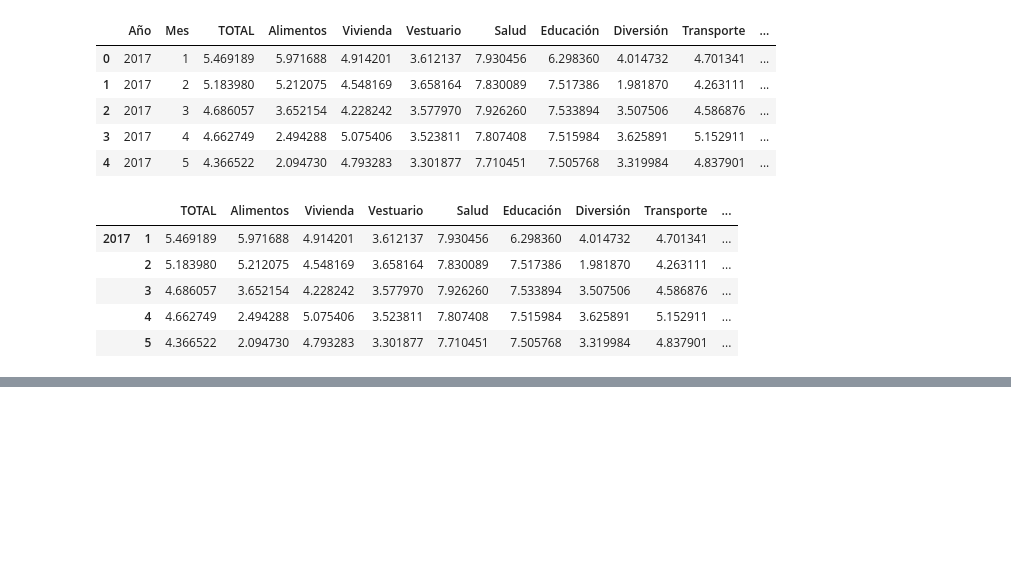
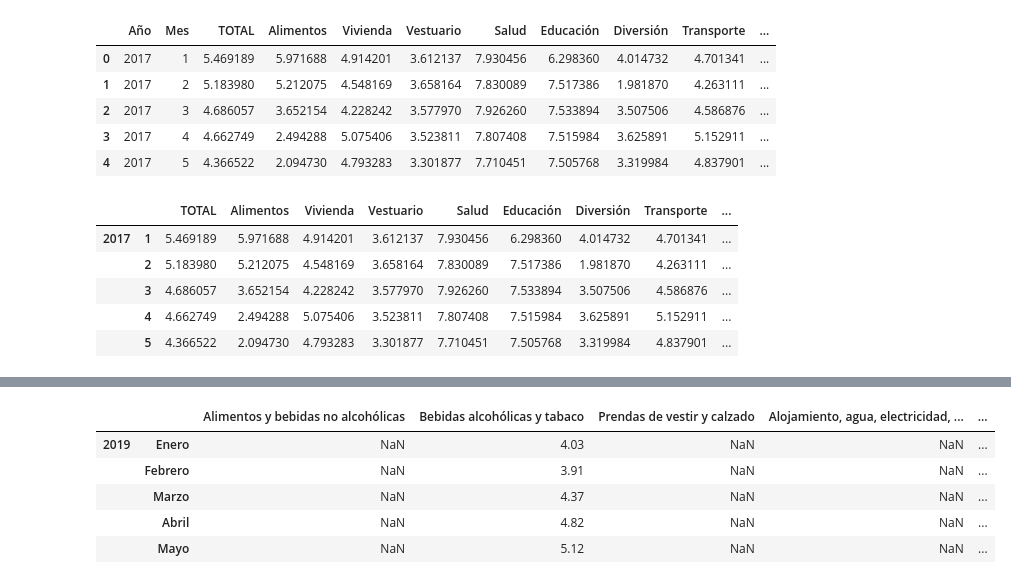
Before and after one commit to jmoralesn2/Tasas_interes_Colombia_Argentina, a Jupyter notebook: Project1.ipynb, the cells around one changed output, grey strips where cells are left out. Cells and saved outputs as stored; diff of their text form; code cells hidden in the pictures; blank space fills up the shorter version.

```diff
--- a/Project1.ipynb
+++ b/Project1.ipynb
@@ -106,0 +117,13 @@ inflacion_col_anual.head()
+# %%
+index = list(zip(inflacion_col_anual21["Año"], inflacion_col_anual21["Mes"]))
+index = pd.MultiIndex.from_tuples(index)
+inflacion_col_anual21.set_index(index, inplace=True)
+inflacion_col_anual21.drop(["Año", "Mes"], axis=1, inplace=True)
+inflacion_col_anual21.head()
+# %% [output]
+|  |  | Alimentos y bebidas no alcohólicas | Bebidas alcohólicas y tabaco | Prendas de vestir y calzado | Alojamiento, agua, electricidad, ... | ... |
+| 2019 | Enero | NaN | 4.03 | NaN | NaN | ... |
+|  | Febrero | NaN | 3.91 | NaN | NaN | ... |
+|  | Marzo | NaN | 4.37 | NaN | NaN | ... |
+|  | Abril | NaN | 4.82 | NaN | NaN | ... |
+|  | Mayo | NaN | 5.12 | NaN | NaN | ... |
```
Also changed, not shown: parts of 9 cells of this notebook, 3 other files.
